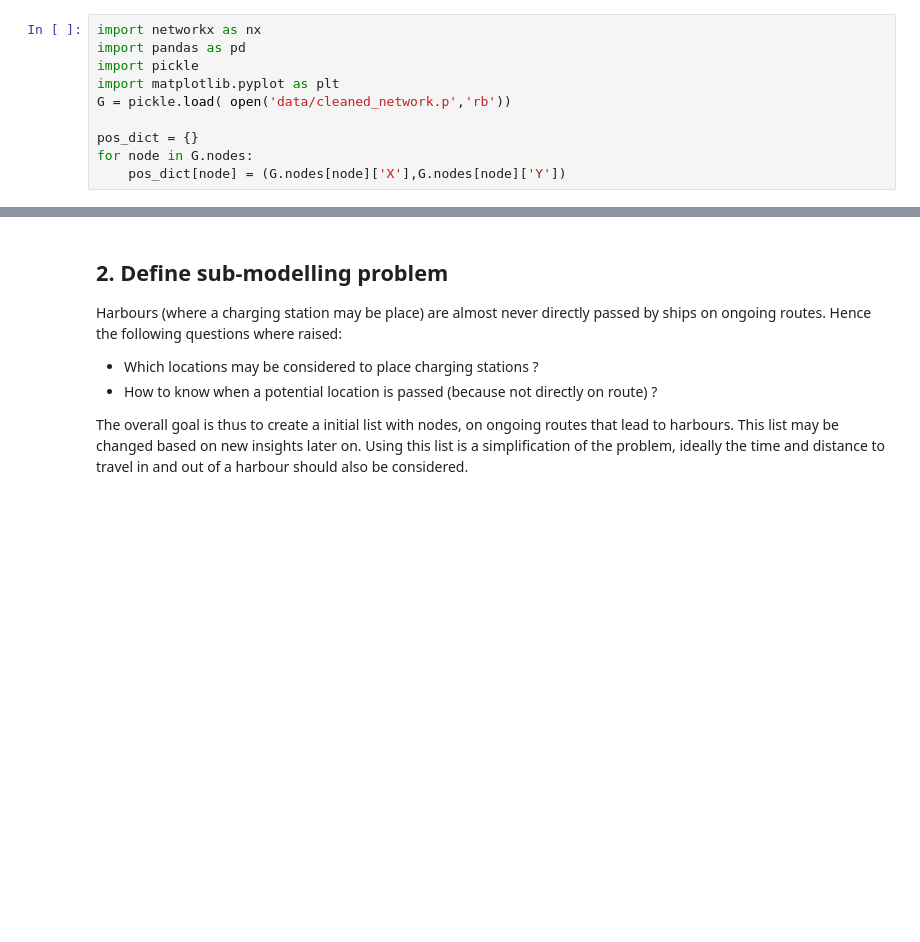
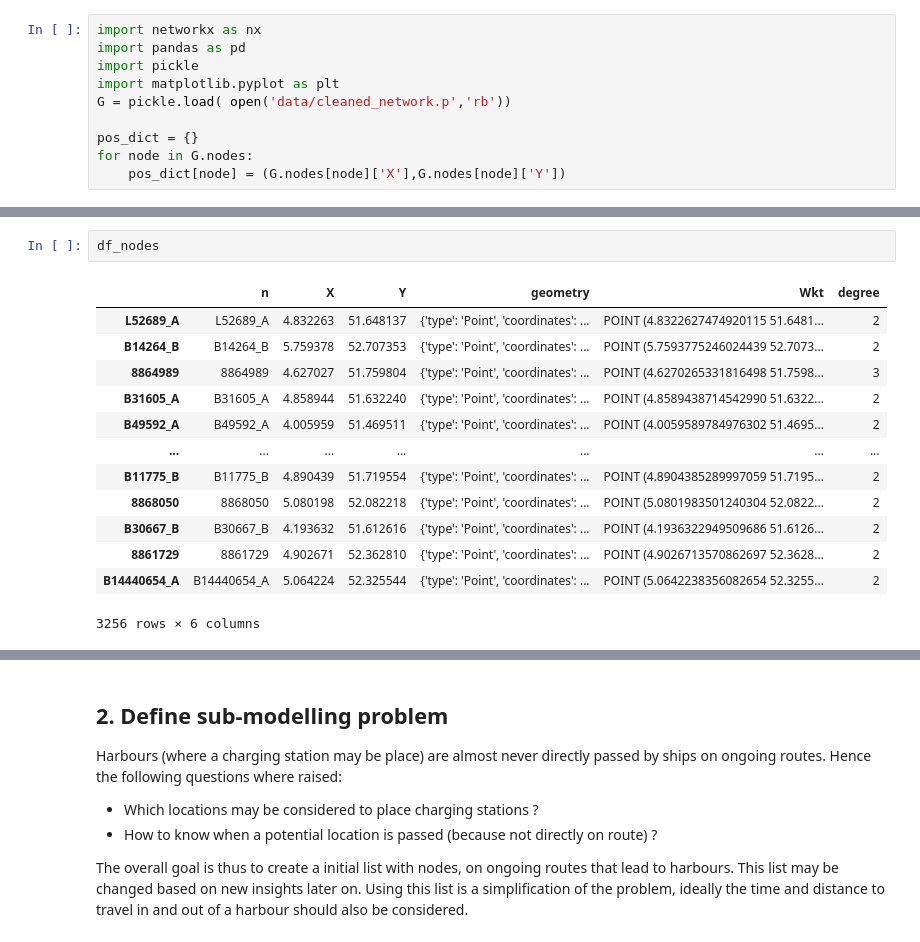
Before and after one commit to fabiandriessen/Thesis, a Jupyter notebook: harbour_exits.ipynb, the cells around one changed output, grey strips where cells are left out. Drawn from its saved outputs; the diff is of its cells as text; blank space fills up the shorter version.

```diff
--- a/harbour_exits.ipynb
+++ b/harbour_exits.ipynb
@@ -12,0 +25,16 @@ for node in G.nodes:
+# %%
+df_nodes
+# %% [output]
+|  | n | X | Y | geometry | Wkt | degree |
+| L52689_A | L52689_A | 4.832263 | 51.648137 | {'type': 'Point', 'coordinates': ... | POINT (4.8322627474920115 51.6481... | 2 |
+| B14264_B | B14264_B | 5.759378 | 52.707353 | {'type': 'Point', 'coordinates': ... | POINT (5.7593775246024439 52.7073... | 2 |
+| 8864989 | 8864989 | 4.627027 | 51.759804 | {'type': 'Point', 'coordinates': ... | POINT (4.6270265331816498 51.7598... | 3 |
+| B31605_A | B31605_A | 4.858944 | 51.632240 | {'type': 'Point', 'coordinates': ... | POINT (4.8589438714542990 51.6322... | 2 |
+| B49592_A | B49592_A | 4.005959 | 51.469511 | {'type': 'Point', 'coordinates': ... | POINT (4.0059589784976302 51.4695... | 2 |
+| ... | ... | ... | ... | ... | ... | ... |
+| B11775_B | B11775_B | 4.890439 | 51.719554 | {'type': 'Point', 'coordinates': ... | POINT (4.8904385289997059 51.7195... | 2 |
+| 8868050 | 8868050 | 5.080198 | 52.082218 | {'type': 'Point', 'coordinates': ... | POINT (5.0801983501240304 52.0822... | 2 |
+| B30667_B | B30667_B | 4.193632 | 51.612616 | {'type': 'Point', 'coordinates': ... | POINT (4.1936322949509686 51.6126... | 2 |
+| 8861729 | 8861729 | 4.902671 | 52.362810 | {'type': 'Point', 'coordinates': ... | POINT (4.9026713570862697 52.3628... | 2 |
+| B14440654_A | B14440654_A | 5.064224 | 52.325544 | {'type': 'Point', 'coordinates': ... | POINT (5.0642238356082654 52.3255... | 2 |
+3256 rows × 6 columns
```
Also changed, not shown: parts of 5 cells of this notebook, 10 other files.
